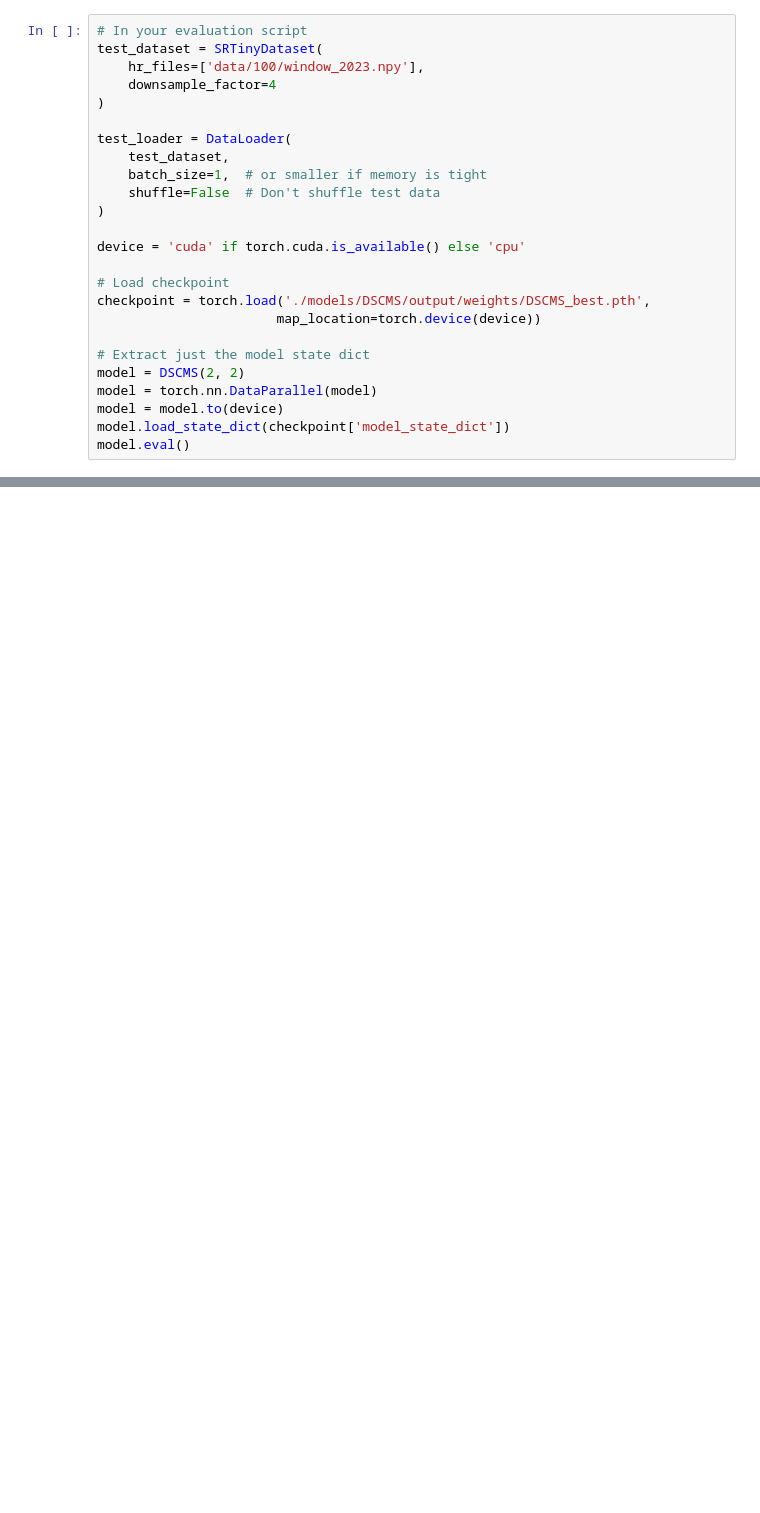
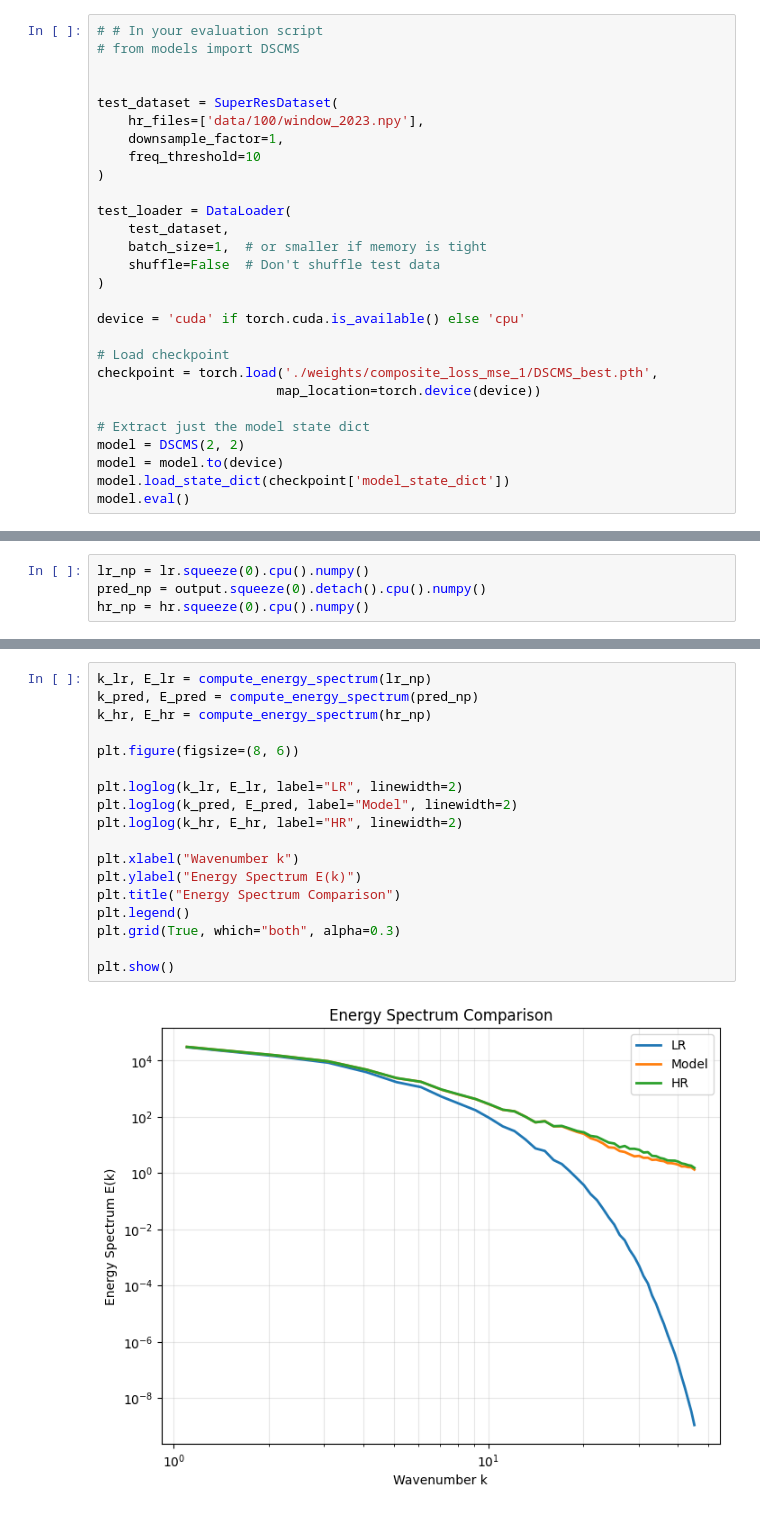
Before and after one commit to vinicius-rabello/tese-vinicius, a Jupyter notebook: evaluate_model.ipynb, the cells around one changed output, grey strips where cells are left out. Saved outputs shown, nothing was run; the diff lists cells and outputs as text; blank space fills up the shorter version.

```diff
--- a/evaluate_model.ipynb
+++ b/evaluate_model.ipynb
@@ -16,8 +18,12 @@ Loading model from: c:\Users\vinic\OneDrive\Área de Trabalho\Outros\tese-vinici
 # %%
-# In your evaluation script
-test_dataset = SRTinyDataset(
+# # In your evaluation script
+# from models import DSCMS
+
+
+test_dataset = SuperResDataset(
     hr_files=['data/100/window_2023.npy'],
-    downsample_factor=4
+    downsample_factor=1,
+    freq_threshold=10
 )
 
 test_loader = DataLoader(
@@ -29,12 +35,11 @@ test_loader = DataLoader(
 device = 'cuda' if torch.cuda.is_available() else 'cpu'
 
 # Load checkpoint
-checkpoint = torch.load('./models/DSCMS/output/weights/DSCMS_best.pth',
+checkpoint = torch.load('./weights/composite_loss_mse_1/DSCMS_best.pth',
                        map_location=torch.device(device))
 
 # Extract just the model state dict
 model = DSCMS(2, 2)
-model = torch.nn.DataParallel(model)
 model = model.to(device)
 model.load_state_dict(checkpoint['model_state_dict'])
 model.eval()
@@ -161,0 +250,4 @@ np.float32(31.012589)
+# %%
+lr_np = lr.squeeze(0).cpu().numpy()
+pred_np = output.squeeze(0).detach().cpu().numpy()
+hr_np = hr.squeeze(0).cpu().numpy()
@@ -161,0 +292,20 @@ np.float32(31.012589)
+# %%
+k_lr, E_lr = compute_energy_spectrum(lr_np)
+k_pred, E_pred = compute_energy_spectrum(pred_np)
+k_hr, E_hr = compute_energy_spectrum(hr_np)
+
+plt.figure(figsize=(8, 6))
+
+plt.loglog(k_lr, E_lr, label="LR", linewidth=2)
+plt.loglog(k_pred, E_pred, label="Model", linewidth=2)
+plt.loglog(k_hr, E_hr, label="HR", linewidth=2)
+
+plt.xlabel("Wavenumber k")
+plt.ylabel("Energy Spectrum E(k)")
+plt.title("Energy Spectrum Comparison")
+plt.legend()
+plt.grid(True, which="both", alpha=0.3)
+
+plt.show()
+# %% [output]
+[figure, added]
```
Also changed, not shown: parts of 11 cells of this notebook, 30 other files.
